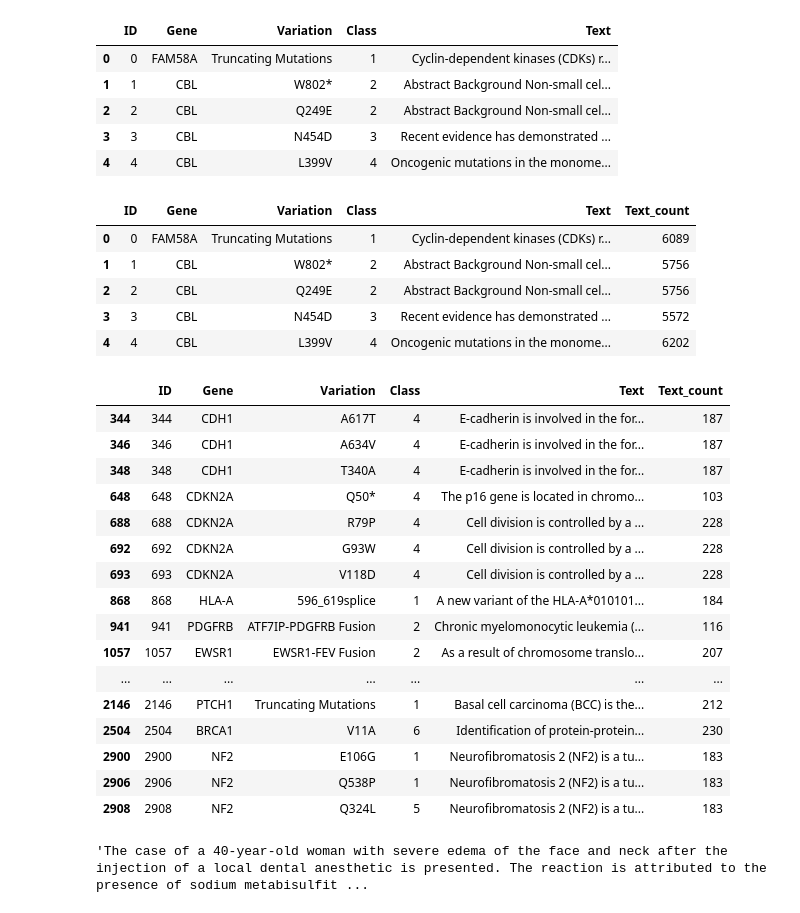
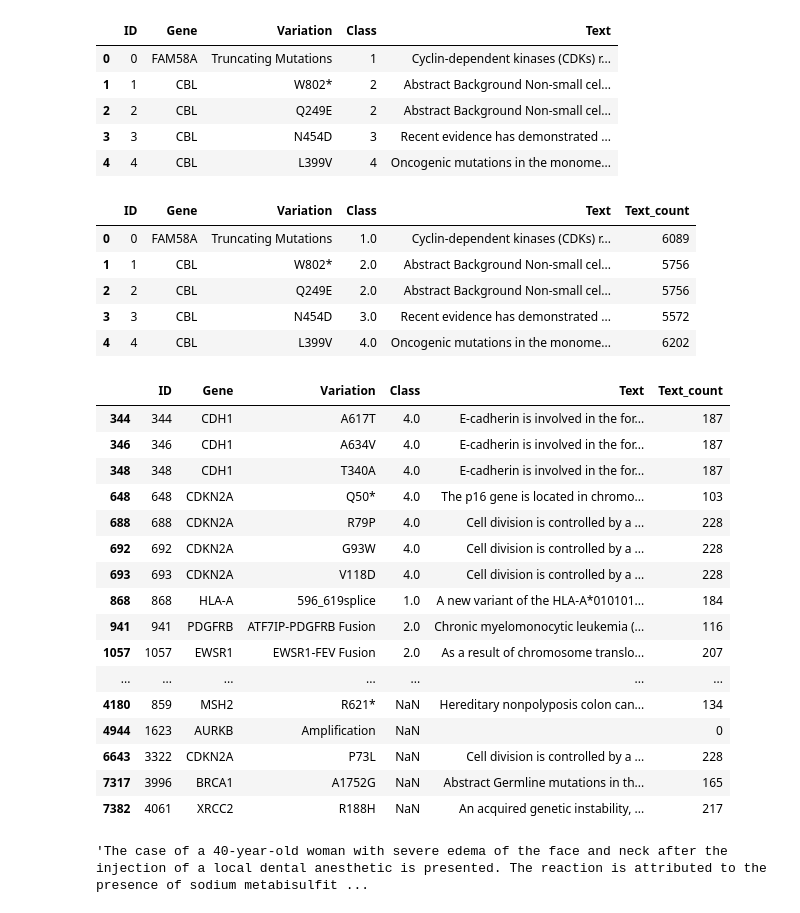
Before and after one commit to GabrielAraujoCarlos/ClassifyingCancer, a Jupyter notebook: DevelopNotebook.ipynb, the cells around one changed output. Drawn from its saved outputs; the diff is of its cells as text; code cells hidden in the pictures.

```diff
--- a/DevelopNotebook.ipynb
+++ b/DevelopNotebook.ipynb
@@ -72,40 +76,49 @@ df_train.head()
 | 2 | 2 | CBL | Q249E | 2 | Abstract Background Non-small cel... |
 | 3 | 3 | CBL | N454D | 3 | Recent evidence has demonstrated ... |
 | 4 | 4 | CBL | L399V | 4 | Oncogenic mutations in the monome... |
+# %%
+#load text database
+test_text = pd.read_csv('data_files/test_text', sep='\|\|', header=None, skiprows=1, names=["ID","Text"])
+#Load variants database
+test_variants = pd.read_csv("data_files/test_variants")
+#Merge databases
+df_test = pd.merge(test_variants, test_text, how = 'left', on = 'ID').fillna('')
+# %%
+df = pd.concat([df_train, df_test]).reset_index(drop=True)
 # %%
 #Remove nulls texts
-df_train = df_train[df_train["Text"].notnull()]
+df = df[df["Text"].notnull()]
 # %%
 #Count words on text
-df_train.loc[:, 'Text_count']  = df_train["Text"].apply(lambda x: len(x.split()))
-df_train.head()
+df.loc[:, 'Text_count']  = df["Text"].apply(lambda x: len(x.split()))
+df.head()
 # %% [output]
 |  | ID | Gene | Variation | Class | Text | Text_count |
-| 0 | 0 | FAM58A | Truncating Mutations | 1 | Cyclin-dependent kinases (CDKs) r... | 6089 |
-| 1 | 1 | CBL | W802* | 2 | Abstract Background Non-small cel... | 5756 |
-| 2 | 2 | CBL | Q249E | 2 | Abstract Background Non-small cel... | 5756 |
-| 3 | 3 | CBL | N454D | 3 | Recent evidence has demonstrated ... | 5572 |
-| 4 | 4 | CBL | L399V | 4 | Oncogenic mutations in the monome... | 6202 |
+| 0 | 0 | FAM58A | Truncating Mutations | 1.0 | Cyclin-dependent kinases (CDKs) r... | 6089 |
+| 1 | 1 | CBL | W802* | 2.0 | Abstract Background Non-small cel... | 5756 |
+| 2 | 2 | CBL | Q249E | 2.0 | Abstract Background Non-small cel... | 5756 |
+| 3 | 3 | CBL | N454D | 3.0 | Recent evidence has demonstrated ... | 5572 |
+| 4 | 4 | CBL | L399V | 4.0 | Oncogenic mutations in the monome... | 6202 |
 # %%
 #Visualize registries with less than 250 words
-df_train[df_train["Text_count"]<250.0]
+df[df["Text_count"]<250.0]
 # %% [output]
 |  | ID | Gene | Variation | Class | Text | Text_count |
-| 344 | 344 | CDH1 | A617T | 4 | E-cadherin is involved in the for... | 187 |
-| 346 | 346 | CDH1 | A634V | 4 | E-cadherin is involved in the for... | 187 |
-| 348 | 348 | CDH1 | T340A | 4 | E-cadherin is involved in the for... | 187 |
-| 648 | 648 | CDKN2A | Q50* | 4 | The p16 gene is located in chromo... | 103 |
-| 688 | 688 | CDKN2A | R79P | 4 | Cell division is controlled by a ... | 228 |
-| 692 | 692 | CDKN2A | G93W | 4 | Cell division is controlled by a ... | 228 |
-| 693 | 693 | CDKN2A | V118D | 4 | Cell division is controlled by a ... | 228 |
-| 868 | 868 | HLA-A | 596_619splice | 1 | A new variant of the HLA-A*010101... | 184 |
-| 941 | 941 | PDGFRB | ATF7IP-PDGFRB Fusion | 2 | Chronic myelomonocytic leukemia (... | 116 |
-| 1057 | 1057 | EWSR1 | EWSR1-FEV Fusion | 2 | As a result of chromosome translo... | 207 |
+| 344 | 344 | CDH1 | A617T | 4.0 | E-cadherin is involved in the for... | 187 |
+| 346 | 346 | CDH1 | A634V | 4.0 | E-cadherin is involved in the for... | 187 |
+| 348 | 348 | CDH1 | T340A | 4.0 | E-cadherin is involved in the for... | 187 |
+| 648 | 648 | CDKN2A | Q50* | 4.0 | The p16 gene is located in chromo... | 103 |
+| 688 | 688 | CDKN2A | R79P | 4.0 | Cell division is controlled by a ... | 228 |
+| 692 | 692 | CDKN2A | G93W | 4.0 | Cell division is controlled by a ... | 228 |
+| 693 | 693 | CDKN2A | V118D | 4.0 | Cell division is controlled by a ... | 228 |
+| 868 | 868 | HLA-A | 596_619splice | 1.0 | A new variant of the HLA-A*010101... | 184 |
+| 941 | 941 | PDGFRB | ATF7IP-PDGFRB Fusion | 2.0 | Chronic myelomonocytic leukemia (... | 116 |
+| 1057 | 1057 | EWSR1 | EWSR1-FEV Fusion | 2.0 | As a result of chromosome translo... | 207 |
 | ... | ... | ... | ... | ... | ... | ... |
-| 2146 | 2146 | PTCH1 | Truncating Mutations | 1 | Basal cell carcinoma (BCC) is the... | 212 |
-| 2504 | 2504 | BRCA1 | V11A | 6 | Identification of protein-protein... | 230 |
-| 2900 | 2900 | NF2 | E106G | 1 | Neurofibromatosis 2 (NF2) is a tu... | 183 |
-| 2906 | 2906 | NF2 | Q538P | 1 | Neurofibromatosis 2 (NF2) is a tu... | 183 |
-| 2908 | 2908 | NF2 | Q324L | 5 | Neurofibromatosis 2 (NF2) is a tu... | 183 |
+| 4180 | 859 | MSH2 | R621* | NaN | Hereditary nonpolyposis colon can... | 134 |
+| 4944 | 1623 | AURKB | Amplification | NaN |  | 0 |
+| 6643 | 3322 | CDKN2A | P73L | NaN | Cell division is controlled by a ... | 228 |
+| 7317 | 3996 | BRCA1 | A1752G | NaN | Abstract Germline mutations in th... | 165 |
+| 7382 | 4061 | XRCC2 | R188H | NaN | An acquired genetic instability, ... | 217 |
 # %%
 #Visualize smallest text regitry
```
Also changed, not shown: parts of 9 cells of this notebook, 33 other files.
